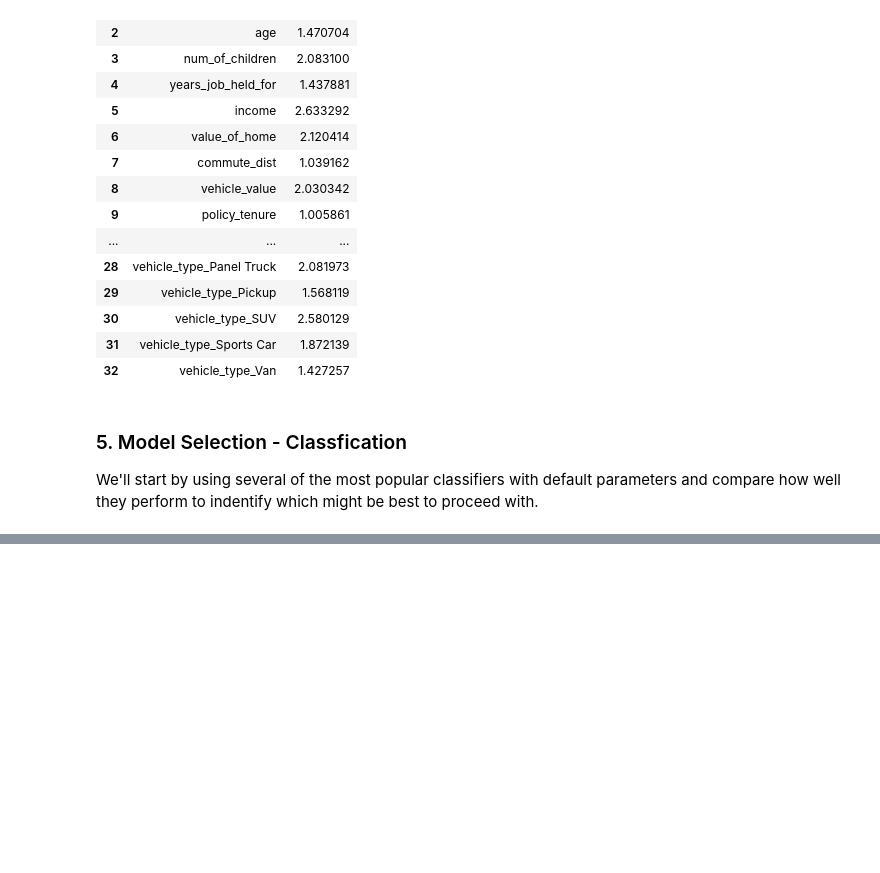
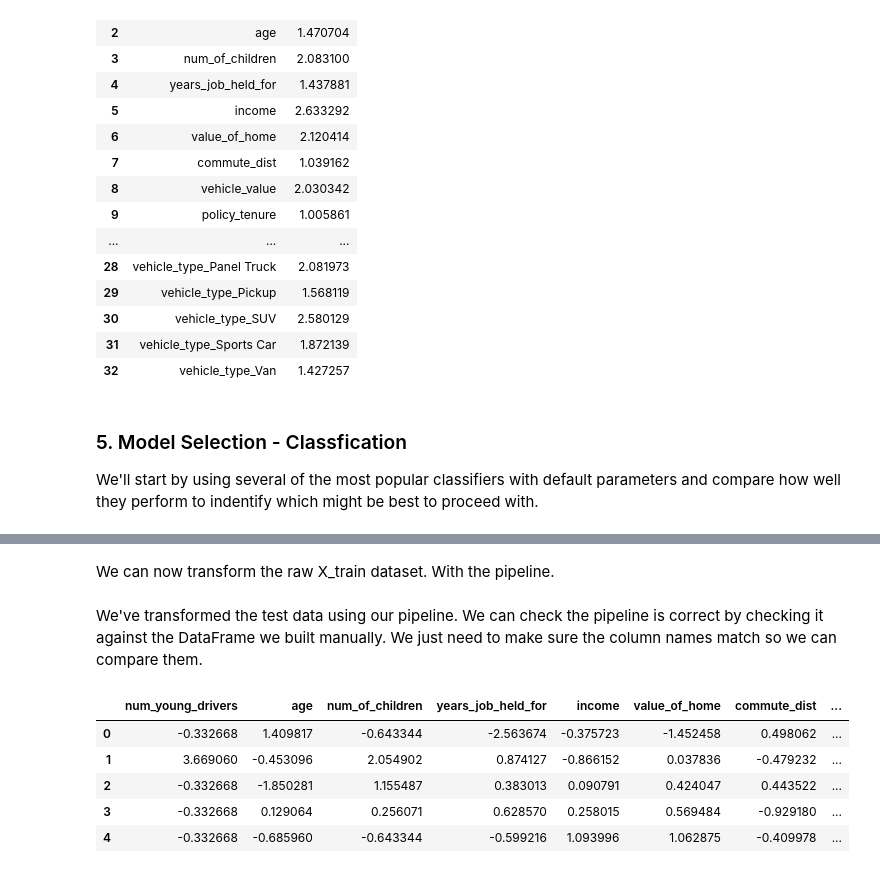
Before and after one commit to tech-ml-quant-luv/machine_learning_projects, a Jupyter notebook: Project_1_Car Insurance claim prediction/project.ipynb, the cells around one changed output, grey strips where cells are left out. Saved outputs shown, nothing was run; the diff lists cells and outputs as text; code cells hidden in the pictures; blank space fills up the shorter version.

```diff
--- a/Project_1_Car Insurance claim prediction/project.ipynb
+++ b/Project_1_Car Insurance claim prediction/project.ipynb
@@ -717,0 +813,14 @@ Text(0.5, 1.0, 'Cross-Validation Scores for Different Classifiers')
+# %%
+class SqrtTransformer(BaseEstimator, TransformerMixin):
+    def __init__(self, columns_to_transform):
+        self.columns_to_transform = columns_to_transform
+
+    def fit(self, X, y=None):
+        return self
+
+    def transform(self, X):
+        X[self.columns_to_transform] = np.sqrt(X[self.columns_to_transform])
+        return X
+
+    def get_feature_names_out(self, input_features=None):
+        return input_features
@@ -717,0 +879,34 @@ Text(0.5, 1.0, 'Cross-Validation Scores for Different Classifiers')
+# %% [markdown]
+We can now transform the raw X_train dataset. With the pipeline.
+# %%
+X_train_prepared = preprocess_pipeline.fit_transform(X_train)
+# %% [markdown]
+We've transformed the test data using our pipeline. We can check the pipeline is correct by checking it against the DataFrame we built manually. We just need to make sure the column names match so we can compare them.
+# %%
+# Create df from processed data
+X_train_prepared_df = pd.DataFrame(
+    X_train_prepared,
+    columns=preprocess_pipeline.get_feature_names_out(),
+)
+
+# Get names of new one-hot columns
+one_hot_col_names = list(preprocess_pipeline.transformers_[4][1][1].get_feature_names_out(cat_cols_one_hot))
+
+# Create list of all columns names
+new_col_names = numerical_cols + cat_cols_ord + cat_cols_bin + one_hot_col_names
+
+# Rename df columns
+X_train_prepared_df.columns = new_col_names
+
+# Reset index
+X_train_prepared_df.reset_index(drop=True, inplace=True)
+
+# Inspect df
+X_train_prepared_df.head()
+# %% [output]
+|  | num_young_drivers | age | num_of_children | years_job_held_for | income | value_of_home | commute_dist | ... |
+| 0 | -0.332668 | 1.409817 | -0.643344 | -2.563674 | -0.375723 | -1.452458 | 0.498062 | ... |
+| 1 | 3.669060 | -0.453096 | 2.054902 | 0.874127 | -0.866152 | 0.037836 | -0.479232 | ... |
+| 2 | -0.332668 | -1.850281 | 1.155487 | 0.383013 | 0.090791 | 0.424047 | 0.443522 | ... |
+| 3 | -0.332668 | 0.129064 | 0.256071 | 0.628570 | 0.258015 | 0.569484 | -0.929180 | ... |
+| 4 | -0.332668 | -0.685960 | -0.643344 | -0.599216 | 1.093996 | 1.062875 | -0.409978 | ... |
```
Also changed, not shown: parts of 36 cells of this notebook, 7 other files.
